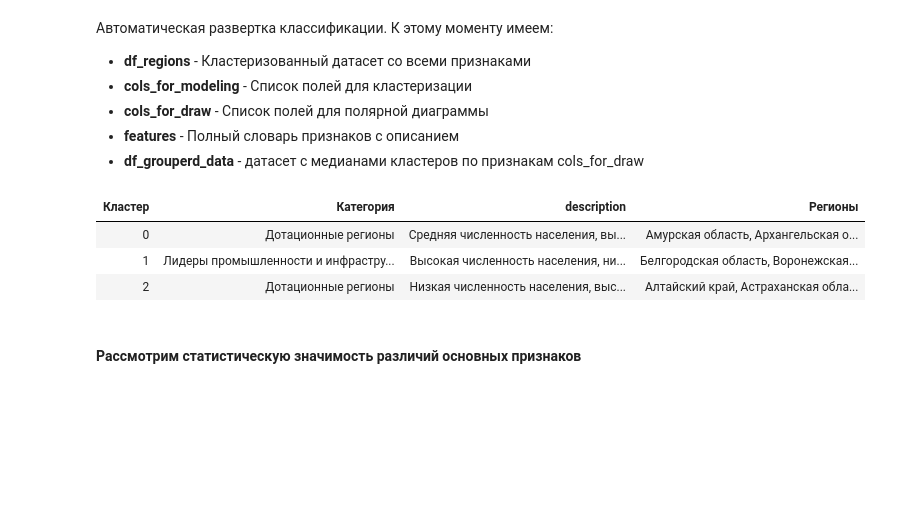
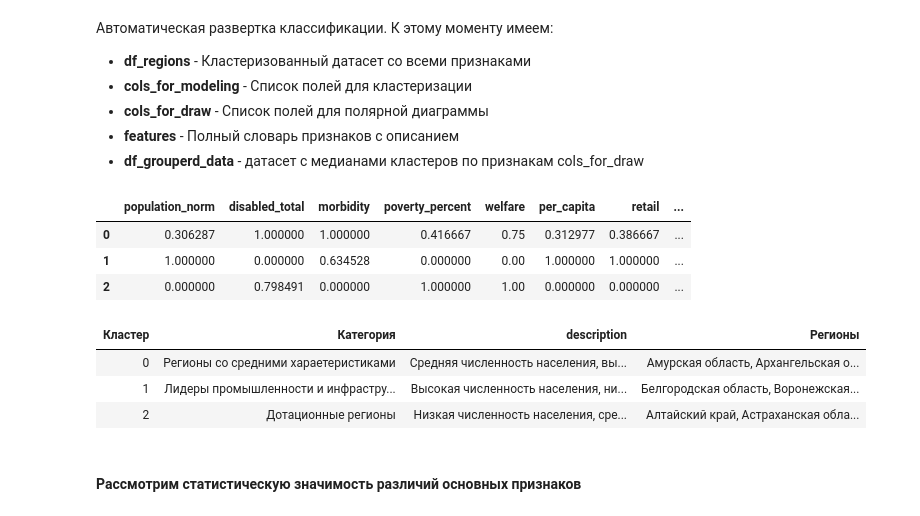
Before and after one commit to dnt1971/SkillFactory_Itog_Project, a Jupyter notebook: 03_model.ipynb, the cells around one changed output. Saved outputs shown, nothing was run; the diff lists cells and outputs as text; code cells hidden in the pictures; blank space fills up the shorter version.

```diff
--- a/03_model.ipynb
+++ b/03_model.ipynb
@@ -640,6 +640,13 @@ df_grouperd_data
 - **cols_for_draw** - Список полей для полярной диаграммы
 - **features** - Полный словарь признаков с описанием
 - **df_grouperd_data** - датасет с медианами кластеров по признакам cols_for_draw
+# %%
+df_grouperd_data
+# %% [output]
+|  | population_norm | disabled_total | morbidity | poverty_percent | welfare | per_capita | retail | ... |
+| 0 | 0.306287 | 1.000000 | 1.000000 | 0.416667 | 0.75 | 0.312977 | 0.386667 | ... |
+| 1 | 1.000000 | 0.000000 | 0.634528 | 0.000000 | 0.00 | 1.000000 | 1.000000 | ... |
+| 2 | 0.000000 | 0.798491 | 0.000000 | 1.000000 | 1.00 | 0.000000 | 0.000000 | ... |
 # %%
 #info_list = ['welfare','gross_regional_product','retail','per_capita','population_norm','poverty_percent','disabled_total']
 
@@ -655,47 +662,48 @@ for cluster, row in df_grouperd_data.iterrows(): # По кластерам
     info = "" # Описание
     clusters_det = {} # Словарь уровней признаков
     for col in df_grouperd_data.columns:
-        if row[ col ] >= 0.7 :
+        if row[ col ] >= 0.8 :
             level = 2 # Высокий уровень
-        elif row[ col ] <= 0.3:
+        elif row[ col ] <= 0.2:
             level = 0 # Низкий уровень
         else:
             level = 1 # Средний уровень
 
         if col in features_cluster: # Динамически собираем описание кластера
             if info != "":
                 info += ", "
             info += features_cluster[ col ][ 2 ][ level ] + " " + features_cluster[ col ][ 0 ]
 
         clusters_det[ col ] = level
 
     # Теперь можем отнести кластер к категориям
-    if clusters_det[ "population_norm" ] == 2 and clusters_det[ "retail" ] == 2 and clusters_det[ "gross_regional_product" ] == 2 and clusters_det[ "welfare" ] == 0:
+    if clusters_det[ "retail" ] == 2 and clusters_det[ "gross_regional_product" ] == 2 and clusters_det[ "welfare" ] == 0  and clusters_det[ "per_capita" ] == 2:
         clusters_cat.append( "Лидеры промышленности и инфраструктуры" )
-    elif clusters_det[ "population_norm" ] < 2 and clusters_det[ "retail" ] > 0 and clusters_det[ "welfare" ] > 0 and clusters_det[ "gross_regional_product" ] > 0:
+    elif clusters_det[ "retail" ] == 0 and clusters_det[ "welfare" ] == 2:
+        clusters_cat.append( "Дотационные регионы" )
+    else:
         clusters_cat.append( "Регионы со средними хараетеристиками" )
-    else:
-        clusters_cat.append( "Дотационные регионы" )
+
 
     clusters_list.append( cluster )
     clusters_info.append( info[0].upper() + info[1:].lower() )
 
 # Готовим датафрейм для визуализации
 df_clusters = pd.DataFrame( data = { "cluster": clusters_list, "name": clusters_cat, "description": clusters_info } )
 df_clusters.to_csv( 'data/clusters.csv', index = None )
 
 cols = ['cluster', 'region']
 tmp_df = df_regions[ cols ].copy().sort_values( by = cols, ascending = [True, True] )
 tmp_df['region'] = tmp_df['region'] + ', '
 tmp_df = tmp_df.groupby( 'cluster' ).sum()
 
 # Визуализируем
 display( other_services.print_table( df_clusters.merge( tmp_df, how = 'inner', on = 'cluster' ).rename( columns = { "cluster": "Кластер", "name": "Категория", "info": "Информация", "region": "Регионы" } ) ) )
 # %% [output]
 | Кластер | Категория | description | Регионы |
-| 0 | Дотационные регионы | Средняя численность населения, вы... | Амурская область, Архангельская о... |
+| 0 | Регионы со средними хараетеристиками | Средняя численность населения, вы... | Амурская область, Архангельская о... |
 | 1 | Лидеры промышленности и инфрастру... | Высокая численность населения, ни... | Белгородская область, Воронежская... |
-| 2 | Дотационные регионы | Низкая численность населения, выс... | Алтайский край, Астраханская обла... |
+| 2 | Дотационные регионы | Низкая численность населения, сре... | Алтайский край, Астраханская обла... |
 # %% [markdown]
 #### Рассмотрим статистическую значимость различий основных признаков
 # %% [markdown]
```
Also changed, not shown: parts of 1 cell of this notebook, 8 other files.
